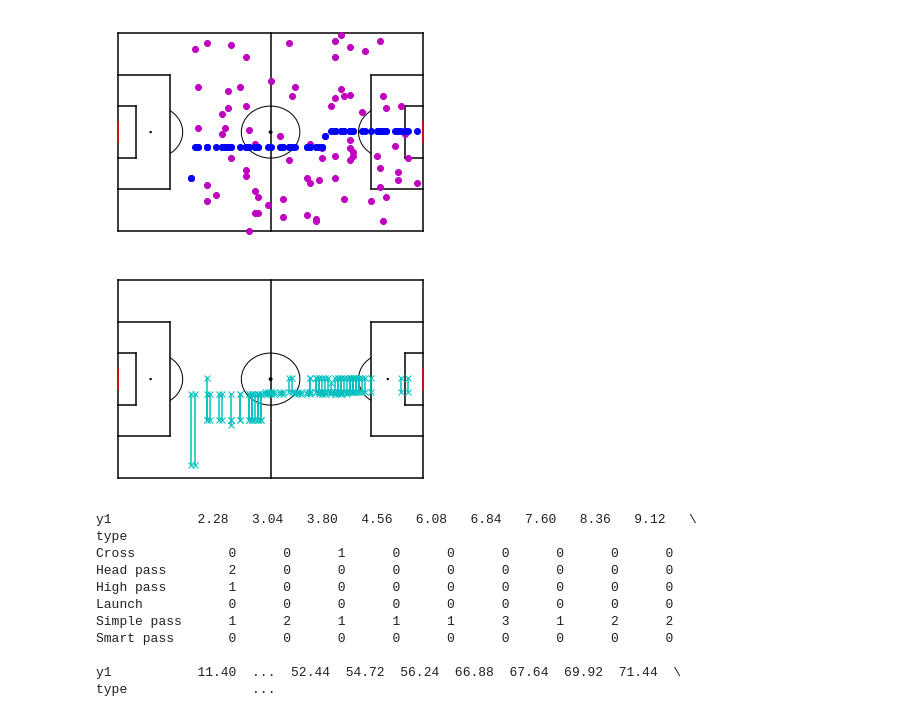
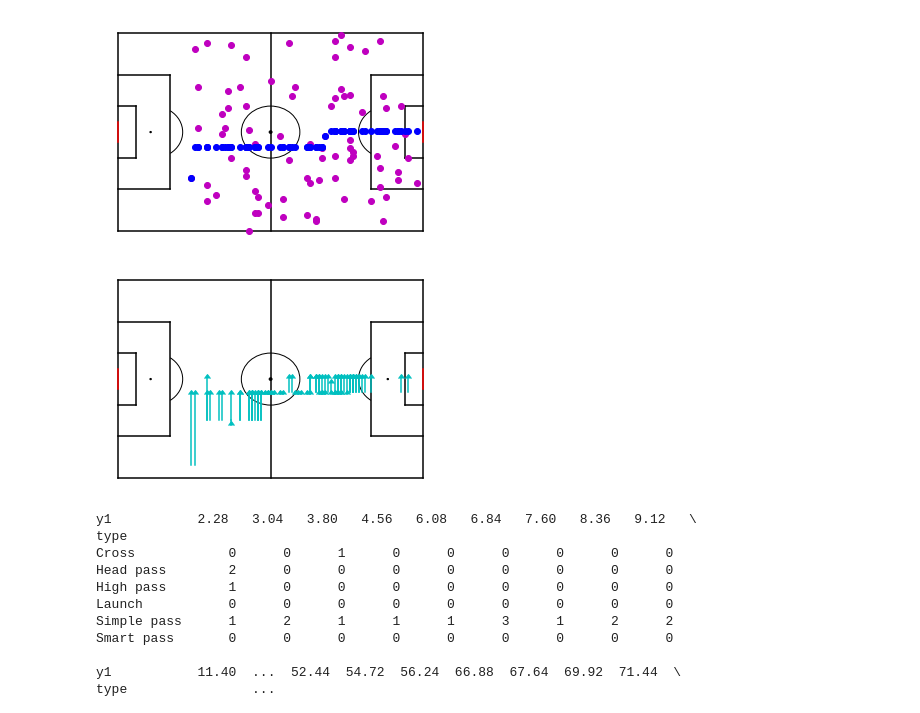
Before and after one commit to tifusisito/AnalisisFutbol, a Jupyter notebook: Cavani.ipynb, the cells around one changed output. Drawn from its saved outputs; the diff is of its cells as text; code cells hidden in the pictures.

```diff
--- a/Cavani.ipynb
+++ b/Cavani.ipynb
@@ -430,35 +430,35 @@ plt.plot([104,97.97],[48,48],color="black")
 plt.plot([104,97.97],[27.968,27.968],color="black")
 plt.plot([97.97,97.97],[48,27.968],color="black")
 
 plt.plot([0,17.68],[60,60],color='black')
 plt.plot([0,17.68],[16,16],color='black')
 plt.plot([17.68,17.68],[16,60],color='black')
 plt.plot([0,6.03],[48,48],color='black')
 plt.plot([0,6.03],[27.968,27.968],color='black')
 plt.plot([6.03,6.03],[48,27.968],color='black')
 
 plt.plot([104,104],[34,42],color="red")
 plt.plot([0,0],[34,42],color='red')
 
 penaltySpot = plt.Circle((92.04,38),0.25,color="black")
 penaltySpotDF = plt.Circle((11,38),0.25,color='black')
 centreSpot = plt.Circle((52,38),0.5,color="black")
 centreCircle = plt.Circle((52,38),10,color="black",fill=False)
 
 D = Arc((92.04,38),height=20,width=20,angle=0,theta1=125,theta2=235,color="black")
 E = Arc((11.96,38),height=20,width=20,angle=0,theta1=305,theta2=55,color="black")
 
 ax.add_patch(centreSpot)
 ax.add_patch(centreCircle)
 ax.add_patch(penaltySpot)
 ax.add_patch(penaltySpotDF)
 ax.add_patch(D)
 ax.add_patch(E)
 
-plt.plot([x1,x1],[y3,y4],color='c', marker='x', markevery=[0,1])
+plt.plot([x1,x1],[y3,y4],color='c', marker=10, markevery=[1])
 plt.show()
 # %% [output]
-[figure, old version]
+[figure, new version]
 # %%
 PassClusters = pd.DataFrame(np.transpose(np.array([x1,y1,x2,y2,PlayerPasses.subEventName])),columns=['x1','y1','x2','y2','type'])
 PassClusters
```
Also changed, not shown: parts of 3 cells of this notebook.
